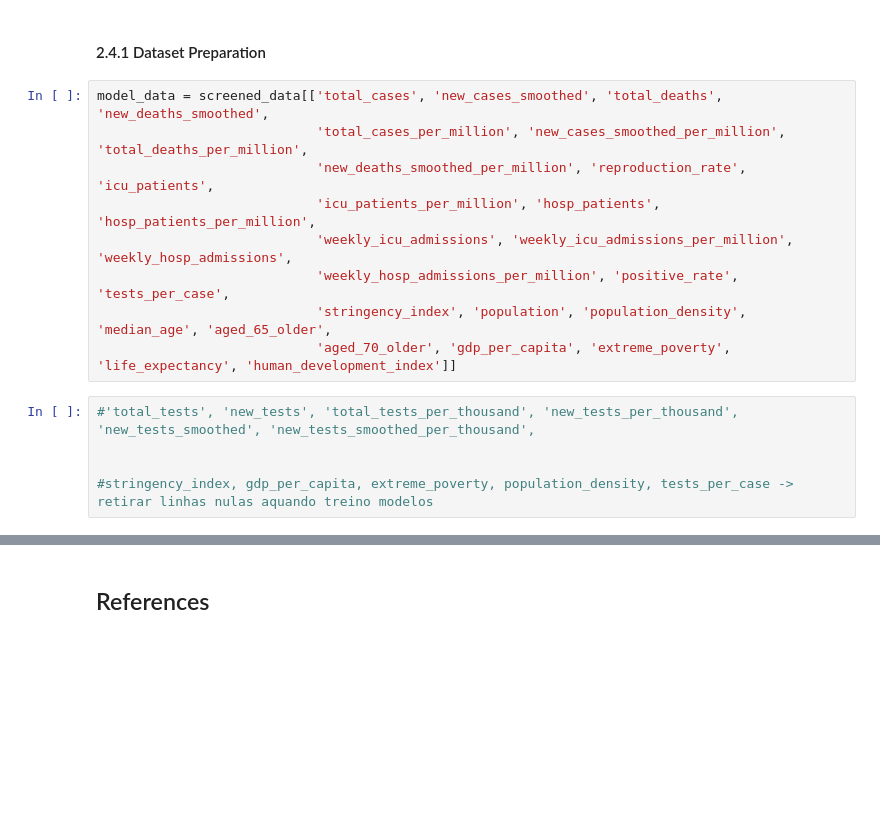
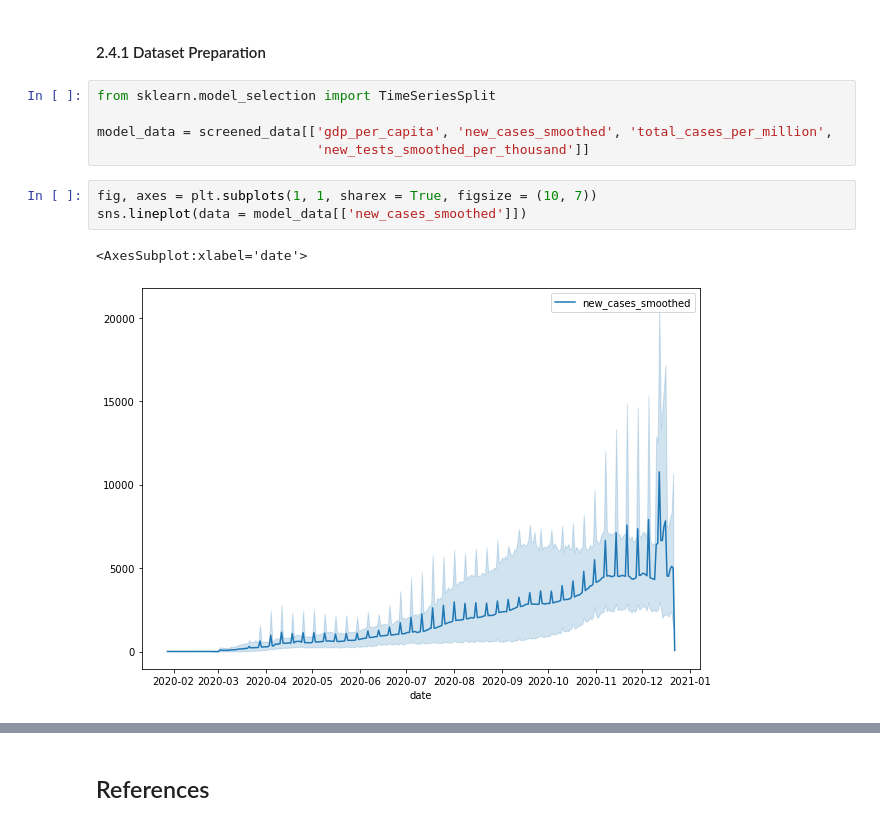
Before and after one commit to martinsM17/Covid19_Testing_Data, a Jupyter notebook: pipeline_analysis.ipynb, the cells around one changed output, grey strips where cells are left out. Saved outputs shown, nothing was run; the diff lists cells and outputs as text; blank space fills up the shorter version.

```diff
--- a/pipeline_analysis.ipynb
+++ b/pipeline_analysis.ipynb
@@ -475,17 +486,14 @@ pd.crosstab(labels, screened_data['new_tests_smoothed_per_thousand'], rownames=[
 ### 2.4 Model training
 # %% [markdown]
 #### 2.4.1 Dataset Preparation
-# %%
-model_data = screened_data[['total_cases', 'new_cases_smoothed', 'total_deaths', 'new_deaths_smoothed',
-                            'total_cases_per_million', 'new_cases_smoothed_per_million', 'total_deaths_per_million',
-                            'new_deaths_smoothed_per_million', 'reproduction_rate', 'icu_patients',
-                            'icu_patients_per_million', 'hosp_patients', 'hosp_patients_per_million',
-                            'weekly_icu_admissions', 'weekly_icu_admissions_per_million', 'weekly_hosp_admissions',
-                            'weekly_hosp_admissions_per_million', 'positive_rate', 'tests_per_case',
-                            'stringency_index', 'population', 'population_density', 'median_age', 'aged_65_older',
-                            'aged_70_older', 'gdp_per_capita', 'extreme_poverty', 'life_expectancy', 'human_development_index']]
-# %%
-#'total_tests', 'new_tests', 'total_tests_per_thousand', 'new_tests_per_thousand', 'new_tests_smoothed', 'new_tests_smoothed_per_thousand',
-
-
-#stringency_index, gdp_per_capita, extreme_poverty, population_density, tests_per_case -> retirar linhas nulas aquando treino modelos
+# %%
+from sklearn.model_selection import TimeSeriesSplit
+
+model_data = screened_data[['gdp_per_capita', 'new_cases_smoothed', 'total_cases_per_million',
+                            'new_tests_smoothed_per_thousand']]
+# %%
+fig, axes = plt.subplots(1, 1, sharex = True, figsize = (10, 7))
+sns.lineplot(data = model_data[['new_cases_smoothed']])
+# %% [output]
+<AxesSubplot:xlabel='date'>
+[figure, added]
```
Also changed, not shown: parts of 24 cells of this notebook.
